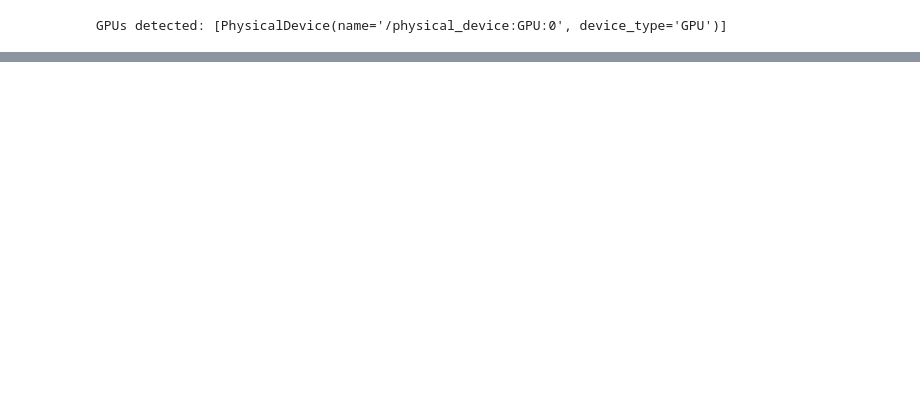
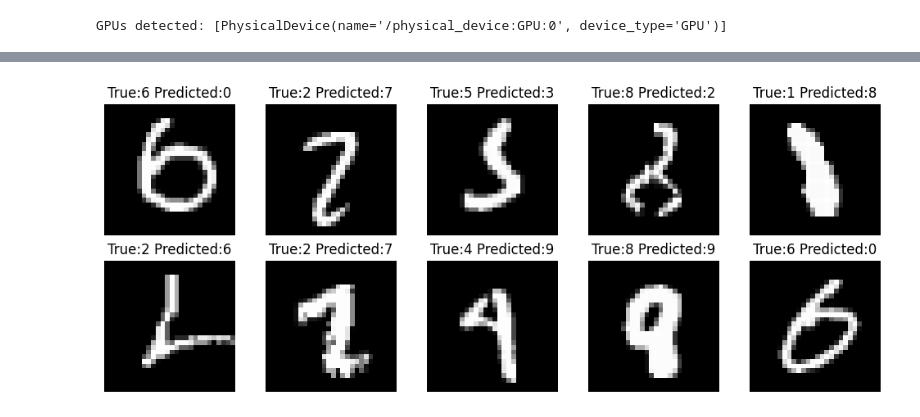
Before and after one commit to ericxu88/mnist-classification, a Jupyter notebook: mnist_classification.ipynb, the cells around one changed output, grey strips where cells are left out. Drawn from its saved outputs; the diff is of its cells as text; code cells hidden in the pictures; blank space fills up the shorter version.

Commit message:
added baseline, CNN, and regularized models and graphs for visualization

```diff
--- a/mnist_classification.ipynb
+++ b/mnist_classification.ipynb
@@ -28,0 +52,9 @@ GPUs detected: [PhysicalDevice(name='/physical_device:GPU:0', device_type='GPU')
+# %%
+from tensorflow.keras.utils import to_categorical
+
+y_train = to_categorical(y_train, num_classes=10)
+y_test = to_categorical(y_test, num_classes=10)
+
+print(y_train.shape)
+print(y_test.shape)
+print(y_train[0])
@@ -28,0 +297,10 @@ GPUs detected: [PhysicalDevice(name='/physical_device:GPU:0', device_type='GPU')
+# %%
+regularized_model.compile(optimizer='adam', loss='categorical_crossentropy', metrics=['accuracy'])
+# %%
+regularized_history = regularized_model.fit(
+    x_train, y_train,
+    epochs=12,
+    batch_size=128,
+    validation_split=0.1,
+    verbose=2
+)
@@ -28,0 +348,17 @@ GPUs detected: [PhysicalDevice(name='/physical_device:GPU:0', device_type='GPU')
+# %%
+#confusion matrix
+from sklearn.metrics import confusion_matrix
+import numpy as np
+
+y_pred = np.argmax(regularized_model.predict(x_test), axis=1)
+y_true = np.argmax(y_test, axis=1)
+
+cm = confusion_matrix(y_true, y_pred)
+
+plt.figure(figsize=(8,8))
+plt.imshow(cm, interpolation='nearest', cmap='Blues')
+plt.title("Confusion Matrix")
+plt.xlabel("Predicted Label"); plt.ylabel("True Label")
+plt.xticks(range(10)); plt.yticks(range(10))
+plt.colorbar()
+plt.show()
@@ -28,0 +388,11 @@ GPUs detected: [PhysicalDevice(name='/physical_device:GPU:0', device_type='GPU')
+# %%
+wrong_indices = np.where(y_pred != y_true)[0]
+plt.figure(figsize=(10,4))
+for i, idx in enumerate(wrong_indices[:10]):
+    plt.subplot(2,5,i+1)
+    plt.imshow(x_test[idx].reshape(28,28), cmap='gray')
+    plt.title(f"True:{y_true[idx]} Predicted:{y_pred[idx]}")
+    plt.axis('off')
+plt.tight_layout(); plt.show()
+# %% [output]
+[figure, added]
```
Also changed, not shown: parts of 21 cells of this notebook.
